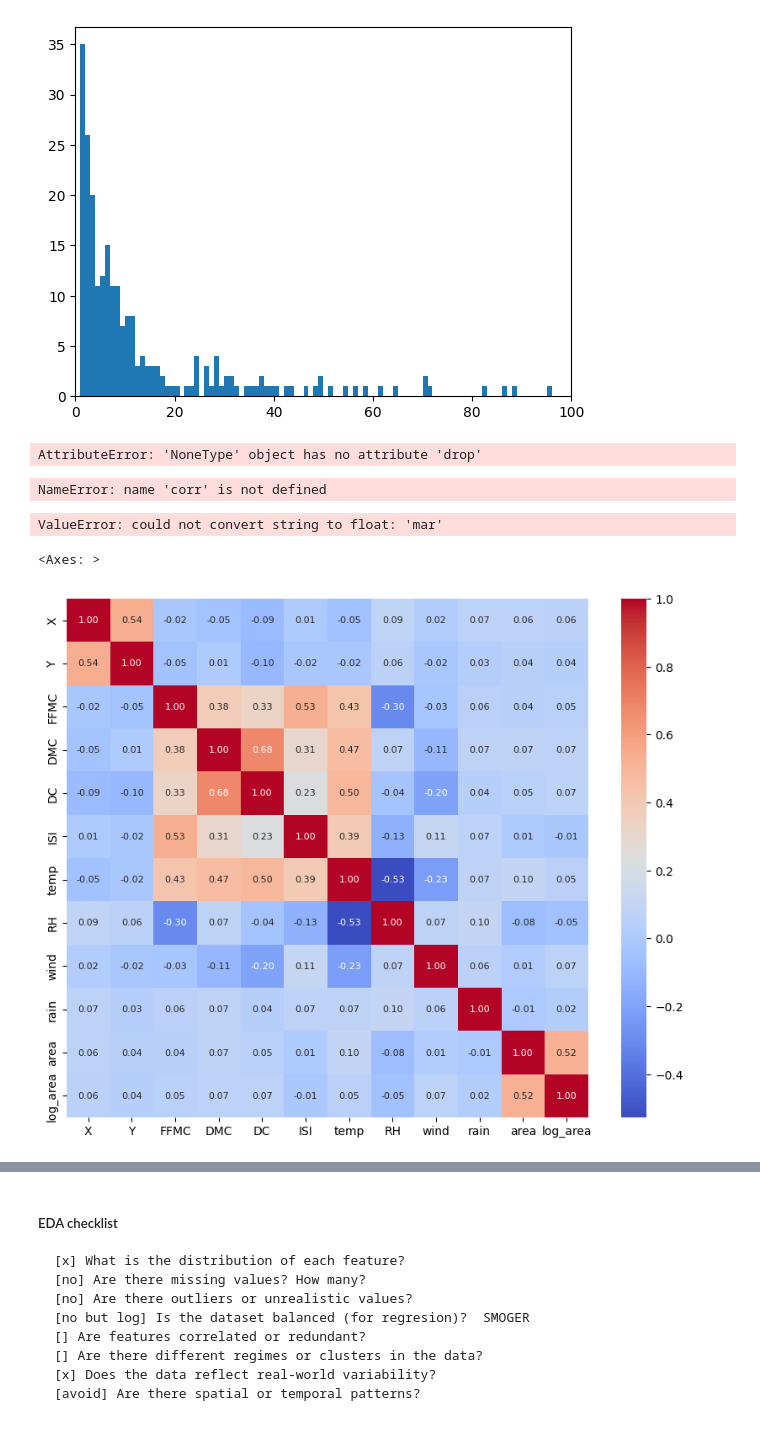
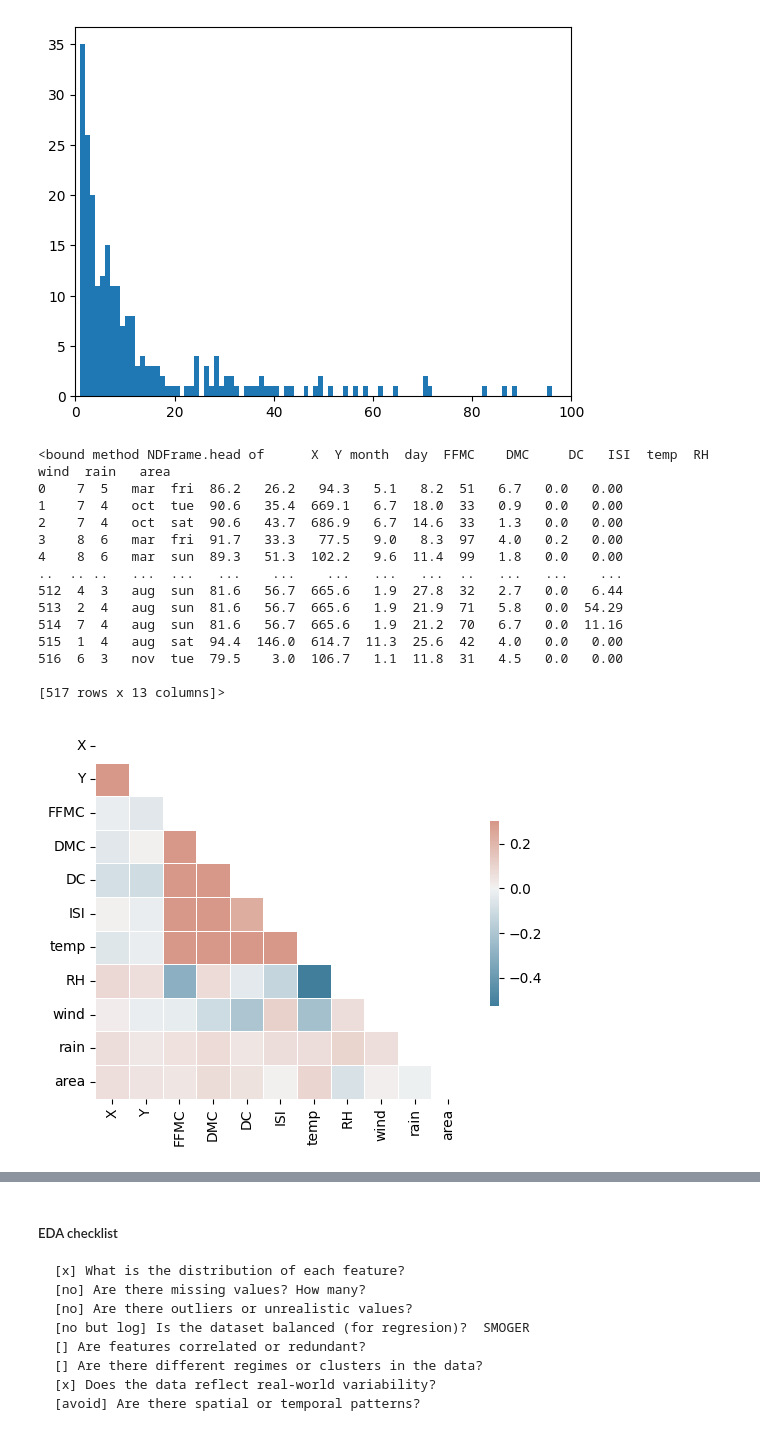
Before and after one commit to sorokdva42/machine_learning_geosciences, a Jupyter notebook: 06_ML_workflow/06_2_LAB_ML_workflow_exercise_WASONLECTION.ipynb, the cells around one changed output, grey strips where cells are left out. Cells and saved outputs as stored; diff of their text form; code cells hidden in the pictures.

```diff
--- a/06_ML_workflow/06_2_LAB_ML_workflow_exercise_WASONLECTION.ipynb
+++ b/06_ML_workflow/06_2_LAB_ML_workflow_exercise_WASONLECTION.ipynb
@@ -137,12 +148,29 @@ plt.show()
 [figure]
 # %%
 # hist meteo data
+# %%
+df_sel = data2
+
+data2.head
+# %% [output]
+<bound method NDFrame.head of      X  Y month  day  FFMC    DMC     DC   ISI  temp  RH  wind  rain   area
+0    7  5   mar  fri  86.2   26.2   94.3   5.1   8.2  51   6.7   0.0   0.00
+1    7  4   oct  tue  90.6   35.4  669.1   6.7  18.0  33   0.9   0.0   0.00
+2    7  4   oct  sat  90.6   43.7  686.9   6.7  14.6  33   1.3   0.0   0.00
+3    8  6   mar  fri  91.7   33.3   77.5   9.0   8.3  97   4.0   0.2   0.00
+4    8  6   mar  sun  89.3   51.3  102.2   9.6  11.4  99   1.8   0.0   0.00
+..  .. ..   ...  ...   ...    ...    ...   ...   ...  ..   ...   ...    ...
+512  4  3   aug  sun  81.6   56.7  665.6   1.9  27.8  32   2.7   0.0   6.44
+513  2  4   aug  sun  81.6   56.7  665.6   1.9  21.9  71   5.8   0.0  54.29
+514  7  4   aug  sun  81.6   56.7  665.6   1.9  21.2  70   6.7   0.0  11.16
+515  1  4   aug  sat  94.4  146.0  614.7  11.3  25.6  42   4.0   0.0   0.00
+516  6  3   nov  tue  79.5    3.0  106.7   1.1  11.8  31   4.5   0.0   0.00
+
+[517 rows x 13 columns]>
 # %%
 # coreletion betwen features
 # FROM LECTION
-df_sel = data2.copy()
-df_sel = df_sel.drop(['month'],inplace = True,axis=1)
-df_sel = df_sel.drop(['day'],inplace = True,axis=1) # not working
+# df_sel = data2
+# df_sel = df_sel.drop(['month'],inplace = True,axis=1)
+# df_sel = df_sel.drop(['day'],inplace = True,axis=1) # not working
-# %% [output]
-AttributeError: 'NoneType' object has no attribute 'drop'
 # %%
@@ -149,34 +178,27 @@ AttributeError: 'NoneType' object has no attribute 'drop'
 cmap = sns.diverging_palette(230, 20, as_cmap=True) # like this
-# %%
-sns.heatmap(corr, mask=mask, cmap=cmap, vmax=.3, center=0,
-            square=True, linewidths=.5, cbar_kws={"shrink": .5}) # use this
-# %% [output]
-NameError: name 'corr' is not defined
-# %%
-corr = data2.corr()
-# %% [output]
-ValueError: could not convert string to float: 'mar'
-# %%
-# coreletion betwen features
-
-num_df = data2.drop(columns=["month", "day"])
-
-
-num_df["log_area"] = np.log1p(num_df["area"])
-
-corr = num_df.corr()
-
-plt.figure(figsize=(10, 8))
-sns.heatmap(
-    corr,
-    annot=True,
-    fmt=".2f",
-    annot_kws={"size": 8},
-    cmap='coolwarm'
-)
-# %% [output]
-<Axes: >
-[figure, removed]
+# %%
+df_sel.drop(['month'], inplace=True, axis=1)
+df_sel.drop(['day'], inplace=True, axis=1)
+# %%
+corr = df_sel.corr()
+
+mask = np.triu(np.ones_like(corr, dtype=bool))
+cmap = sns.diverging_palette(230, 20, as_cmap=True)
+
+sns.heatmap(
+    corr,
+    mask=mask,
+    cmap=cmap,
+    vmax=.3,
+    center=0,
+    square=True,
+    linewidths=.5,
+    cbar_kws={"shrink": .5}
+)
+
+plt.show()
+# %% [output]
+[figure, added]
 # %%
 # explore sun sat days  vs fires ???
 
```
Also changed, not shown: parts of 46 cells of this notebook, 19 other files.
